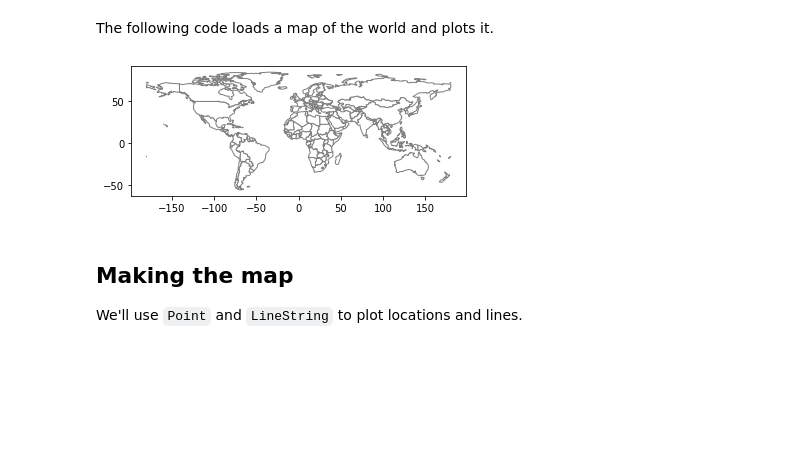
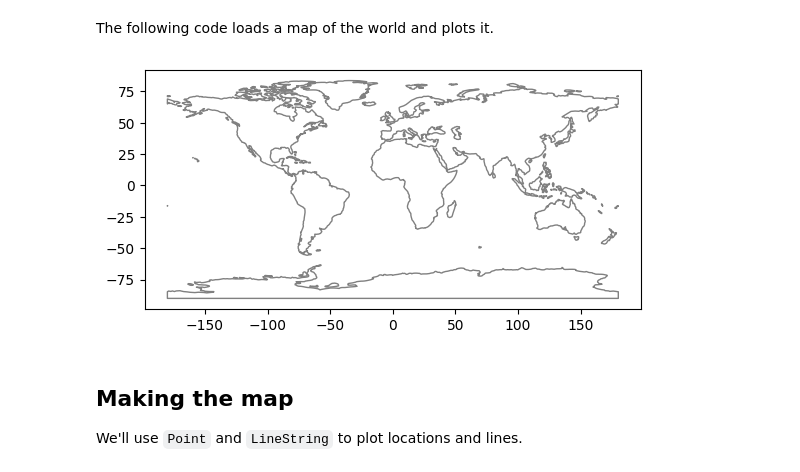
Before and after one commit to AllenDowney/ElementsOfDataScience, a Jupyter notebook: geo_example.ipynb, the cells around one changed output. Drawn from its saved outputs; the diff is of its cells as text; code cells hidden in the pictures; blank space fills up the shorter version.

```diff
--- a/geo_example.ipynb
+++ b/geo_example.ipynb
@@ -64,16 +56,11 @@ import geopandas as gpd
 # %% [markdown]
 The following code loads a map of the world and plots it.
 # %%
-%matplotlib inline
-
-path = gpd.datasets.get_path('naturalearth_lowres')
+path = get_path('naturalearth.land')
 world = gpd.read_file(path)
-world = world[(world.name != "Antarctica") & (world.name != "Fr. S. Antarctic Lands")]
-world.to_crs(epsg=3395)
-
 world.plot(color='white', edgecolor='gray');
 # %% [output]
-[figure, old version]
+[figure, new version]
 # %% [markdown]
 ## Making the map
 
```
Also changed, not shown: parts of 9 cells of this notebook, 3 other files.
